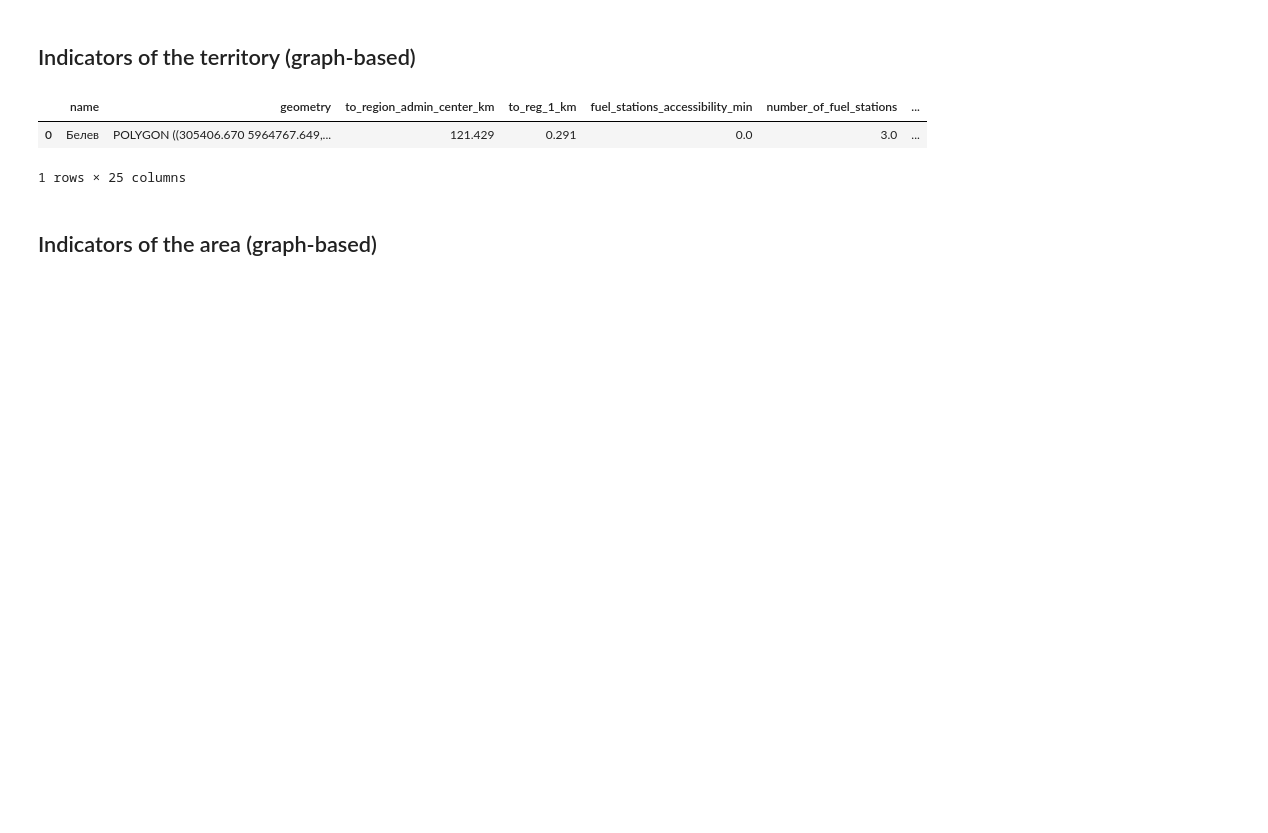
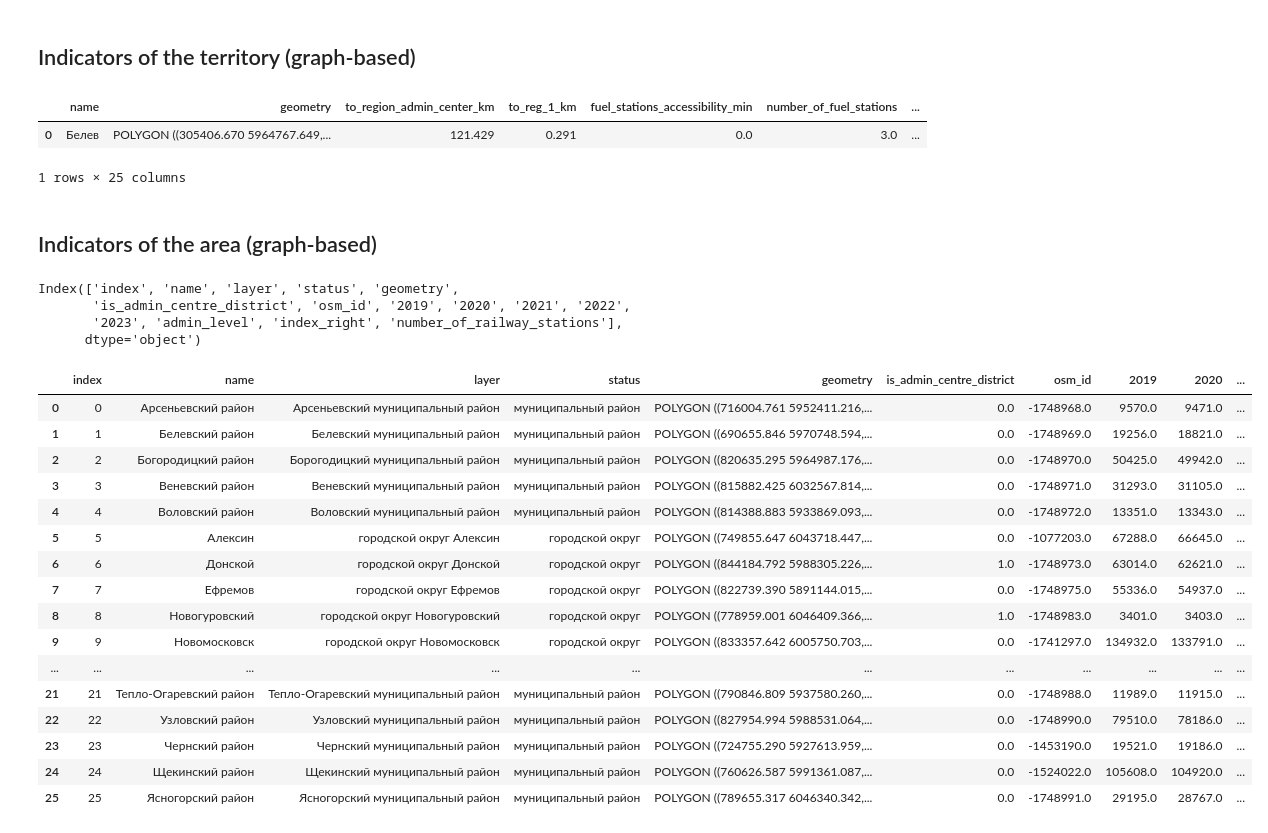
Before and after one commit to alexandermorozzov/transport_frames, a Jupyter notebook: notebooks/pipeline.ipynb, the cells around one changed output. Cells and saved outputs as stored; diff of their text form; code cells hidden in the pictures; blank space fills up the shorter version.

```diff
--- a/notebooks/pipeline.ipynb
+++ b/notebooks/pipeline.ipynb
@@ -38,8 +40,7 @@ local_crs = 32637
 # %%
 # g = Graph.from_polygon(polygon, crs=local_crs)
 
-tula = he.convert_geometry_from_wkt(nx.read_graphml('/Users/polina/Desktop/github/transport_frames/transport_frames/tula.graphml'))
+tula = he.convert_geometry_from_wkt(nx.read_graphml('/Users/polina/Desktop/github/transport_frames/src/tula.graphml'))
 tula = he.convert_list_attr_from_str(tula)
 g =  Graph(tula,crs=local_crs)
-g.graph.graph['crs'] = 32637
 # %% [output]
@@ -164 +174,59 @@ country_polygon['layer'] = 'country'
+# %%
+def service_accessibility2(settlements_points, districts, services, local_crs):
+
+    res = gpd.sjoin(settlements_points, districts, how="left", predicate="within")
+    grouped_median = res.groupby('index_right').median(numeric_only=True)
+    districts_with_index = districts[['name', 'layer','status','geometry']].to_crs(local_crs).reset_index()
+    result = pd.merge(districts_with_index, grouped_median, left_on='index', right_on='index_right')
+    for service in ['railway_stations', 'fuel_stations', 'ports', 'local_aerodrome', 'international_aerodrome', 'bus_stops']:
+        if services[service].empty:
+            result[f'{service}_accessibility_min'] = None
+            result[f'number_of_{service}'] = 0
+        else:
+            joined = gpd.sjoin(services[service].to_crs(local_crs), districts, how="left", predicate='within')
+            service_counts = joined.groupby('index_right').size().reset_index(name=f'number_of_{service}')
+            result = result.merge(service_counts, how='left', left_on='index', right_on='index_right', suffixes=('', f'_{service}'))
+        print(result.columns)
+        return result
+    result = result.drop(columns=[col for col in result.columns if 'index_right' in col])
+    numeric_cols = result.select_dtypes(include='number').columns
+    result[numeric_cols] = result[numeric_cols].fillna(0)
+    print(result.columns)
+    column_order = [
+    'name', 'layer','status', 'geometry',
+    'number_of_railway_stations', 'railway_stations_accessbility_min',
+    'number_of_fuel_stations', 'fuel_stations_accessbility_min',
+    'number_of_ports', 'ports_accessibility_min',
+    'number_of_local_aerodrome', 'local_aerodrome_accessbility_min',
+    'number_of_international_aerodrome', 'international_aerodrome_accessibility_min',
+    'number_of_bus_stops']
+
+    result = result[column_order]
+    result = result.reset_index(drop=True)
+
+
+    return result
+service_accessibility2(settlement_points.to_crs(local_crs), districts_polygons.to_crs(local_crs),services,32636)
+# %% [output]
+Index(['index', 'name', 'layer', 'status', 'geometry',
+       'is_admin_centre_district', 'osm_id', '2019', '2020', '2021', '2022',
+       '2023', 'admin_level', 'index_right', 'number_of_railway_stations'],
+      dtype='object')
+|  | index | name | layer | status | geometry | is_admin_centre_district | osm_id | 2019 | 2020 | ... |
+| 0 | 0 | Арсеньевский район | Арсеньевский муниципальный район | муниципальный район | POLYGON ((716004.761 5952411.216,... | 0.0 | -1748968.0 | 9570.0 | 9471.0 | ... |
+| 1 | 1 | Белевский район | Белевский муниципальный район | муниципальный район | POLYGON ((690655.846 5970748.594,... | 0.0 | -1748969.0 | 19256.0 | 18821.0 | ... |
+| 2 | 2 | Богородицкий район | Борогодицкий муниципальный район | муниципальный район | POLYGON ((820635.295 5964987.176,... | 0.0 | -1748970.0 | 50425.0 | 49942.0 | ... |
+| 3 | 3 | Веневский район | Веневский муниципальный район | муниципальный район | POLYGON ((815882.425 6032567.814,... | 0.0 | -1748971.0 | 31293.0 | 31105.0 | ... |
+| 4 | 4 | Воловский район | Воловский муниципальный район | муниципальный район | POLYGON ((814388.883 5933869.093,... | 0.0 | -1748972.0 | 13351.0 | 13343.0 | ... |
+| 5 | 5 | Алексин | городской округ Алексин | городской округ | POLYGON ((749855.647 6043718.447,... | 0.0 | -1077203.0 | 67288.0 | 66645.0 | ... |
+| 6 | 6 | Донской | городской округ Донской | городской округ | POLYGON ((844184.792 5988305.226,... | 1.0 | -1748973.0 | 63014.0 | 62621.0 | ... |
+| 7 | 7 | Ефремов | городской округ Ефремов | городской округ | POLYGON ((822739.390 5891144.015,... | 0.0 | -1748975.0 | 55336.0 | 54937.0 | ... |
+| 8 | 8 | Новогуровский | городской округ Новогуровский | городской округ | POLYGON ((778959.001 6046409.366,... | 1.0 | -1748983.0 | 3401.0 | 3403.0 | ... |
+| 9 | 9 | Новомосковск | городской округ Новомосковск | городской округ | POLYGON ((833357.642 6005750.703,... | 0.0 | -1741297.0 | 134932.0 | 133791.0 | ... |
+| ... | ... | ... | ... | ... | ... | ... | ... | ... | ... | ... |
+| 21 | 21 | Тепло-Огаревский район | Тепло-Огаревский муниципальный район | муниципальный район | POLYGON ((790846.809 5937580.260,... | 0.0 | -1748988.0 | 11989.0 | 11915.0 | ... |
+| 22 | 22 | Узловский район | Узловский муниципальный район | муниципальный район | POLYGON ((827954.994 5988531.064,... | 0.0 | -1748990.0 | 79510.0 | 78186.0 | ... |
+| 23 | 23 | Чернский район | Чернский муниципальный район | муниципальный район | POLYGON ((724755.290 5927613.959,... | 0.0 | -1453190.0 | 19521.0 | 19186.0 | ... |
+| 24 | 24 | Щекинский район | Щекинский муниципальный район | муниципальный район | POLYGON ((760626.587 5991361.087,... | 0.0 | -1524022.0 | 105608.0 | 104920.0 | ... |
+| 25 | 25 | Ясногорский район | Ясногорский муниципальный район | муниципальный район | POLYGON ((789655.317 6046340.342,... | 0.0 | -1748991.0 | 29195.0 | 28767.0 | ... |
 # %%
```
Also changed, not shown: parts of 9 cells of this notebook, 45 other files.
